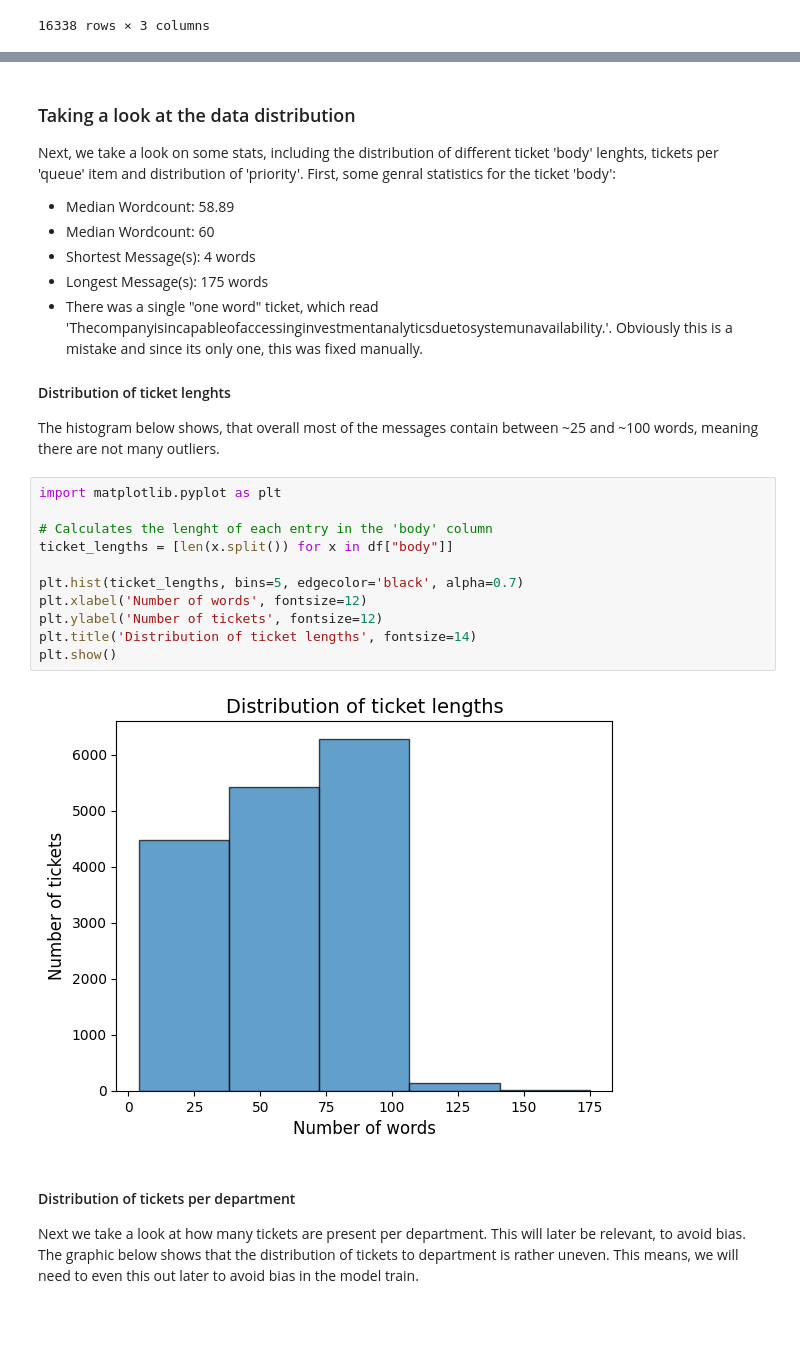
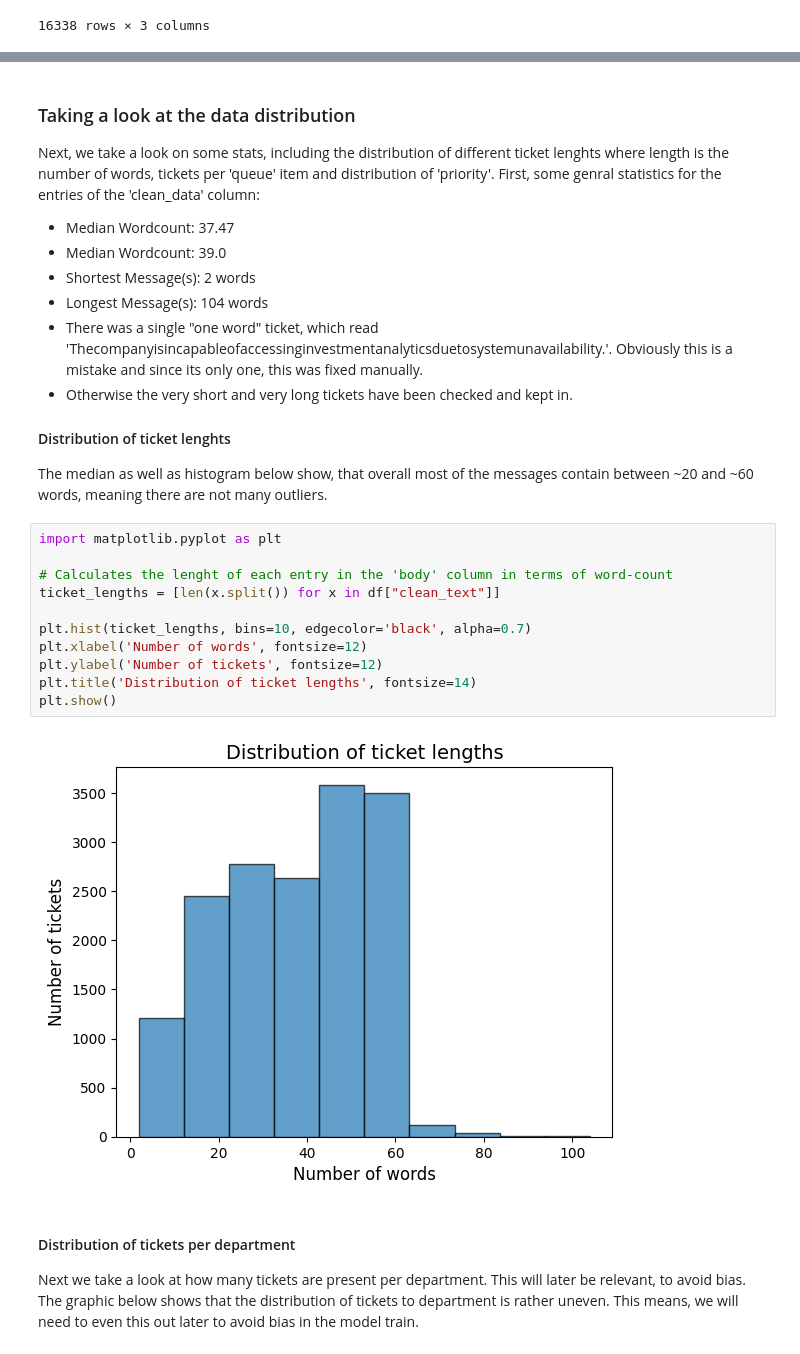
Before and after one commit to wallukat-simon/Support_Ticket_AI, a Jupyter notebook: notebooks/exploration.ipynb, the cells around one changed output, grey strips where cells are left out. Cells and saved outputs as stored; diff of their text form; blank space fills up the shorter version.

Commit message:
Finished Phase 1
Data was explored, preprocessed and cleaned. The output is a .csv file which contains the categories 'queue' and 'priority' as well as the cleaned ticket data 'clean_text'.

```diff
--- a/notebooks/exploration.ipynb
+++ b/notebooks/exploration.ipynb
@@ -76,28 +146,29 @@ Name: body, Length: 16338, dtype: object
 # %% [markdown]
 ### Taking a look at the data distribution
-Next, we take a look on some stats, including the distribution of different ticket 'body' lenghts, tickets per 'queue' item and distribution of 'priority'.
-First, some genral statistics for the ticket 'body':
-- Median Wordcount: 58.89
-- Median Wordcount: 60
-- Shortest Message(s): 4 words
-- Longest Message(s): 175 words
+Next, we take a look on some stats, including the distribution of different ticket lenghts where length is the number of words, tickets per 'queue' item and distribution of 'priority'.
+First, some genral statistics for the entries of the 'clean_data' column:
+- Median Wordcount: 37.47
+- Median Wordcount: 39.0
+- Shortest Message(s): 2 words
+- Longest Message(s): 104 words
 - There was a single "one word" ticket, which read 'Thecompanyisincapableofaccessinginvestmentanalyticsduetosystemunavailability.'. Obviously this is a mistake and since its only one, this was fixed manually.
+- Otherwise the very short and very long tickets have been checked and kept in.
 
 #### Distribution of ticket lenghts
-The histogram below shows, that overall most of the messages contain between ~25 and ~100 words, meaning there are not many outliers.
+The median as well as histogram below show, that overall most of the messages contain between ~20 and ~60 words, meaning there are not many outliers.
 # %%
 import matplotlib.pyplot as plt
 
-# Calculates the lenght of each entry in the 'body' column
-ticket_lengths = [len(x.split()) for x in df["body"]]
+# Calculates the lenght of each entry in the 'body' column in terms of word-count
+ticket_lengths = [len(x.split()) for x in df["clean_text"]]
 
-plt.hist(ticket_lengths, bins=5, edgecolor='black', alpha=0.7)
+plt.hist(ticket_lengths, bins=10, edgecolor='black', alpha=0.7)
 plt.xlabel('Number of words', fontsize=12)
 plt.ylabel('Number of tickets', fontsize=12)
 plt.title('Distribution of ticket lengths', fontsize=14)
 plt.show()
 # %% [output]
-[figure, old version]
+[figure, new version]
 # %% [markdown]
 #### Distribution of tickets per department
 Next we take a look at how many tickets are present per department. This will later be relevant, to avoid bias. The graphic below shows that the distribution of tickets to department is rather uneven. This means, we will need to even this out later to avoid bias in the model  train.
```
Also changed, not shown: parts of 14 cells of this notebook, 2 other files.
